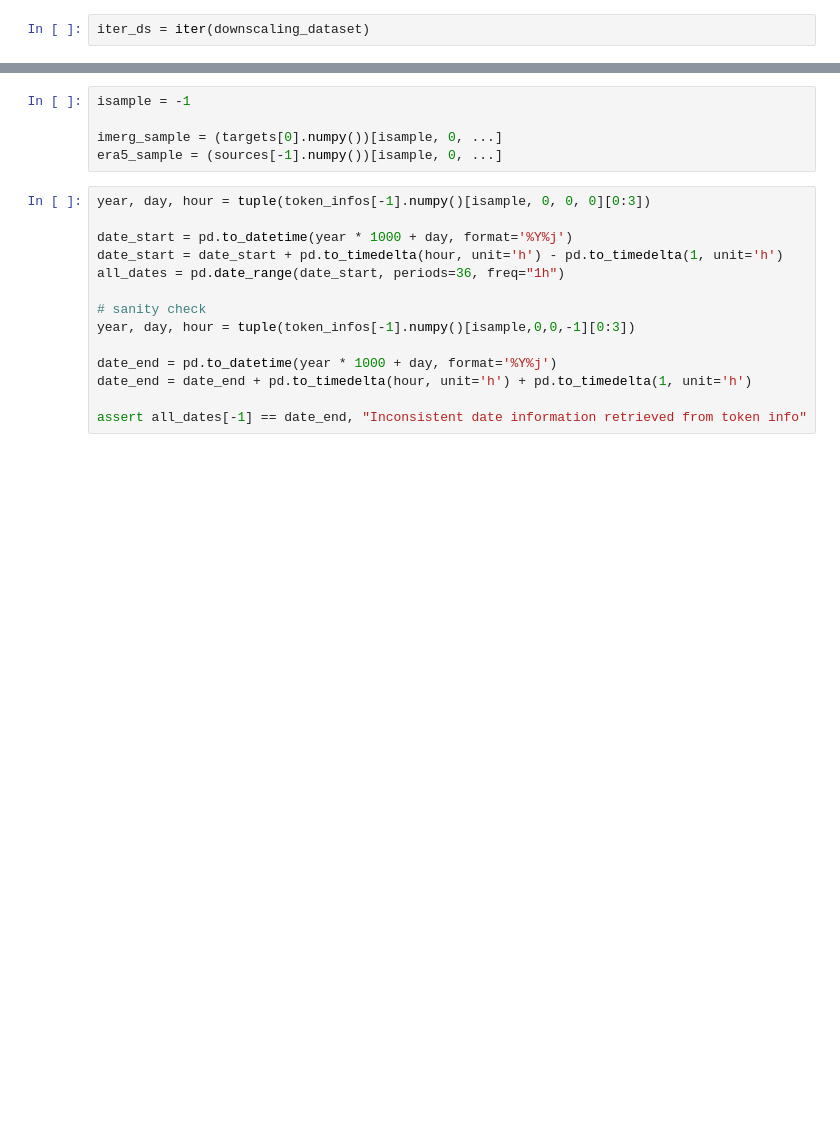
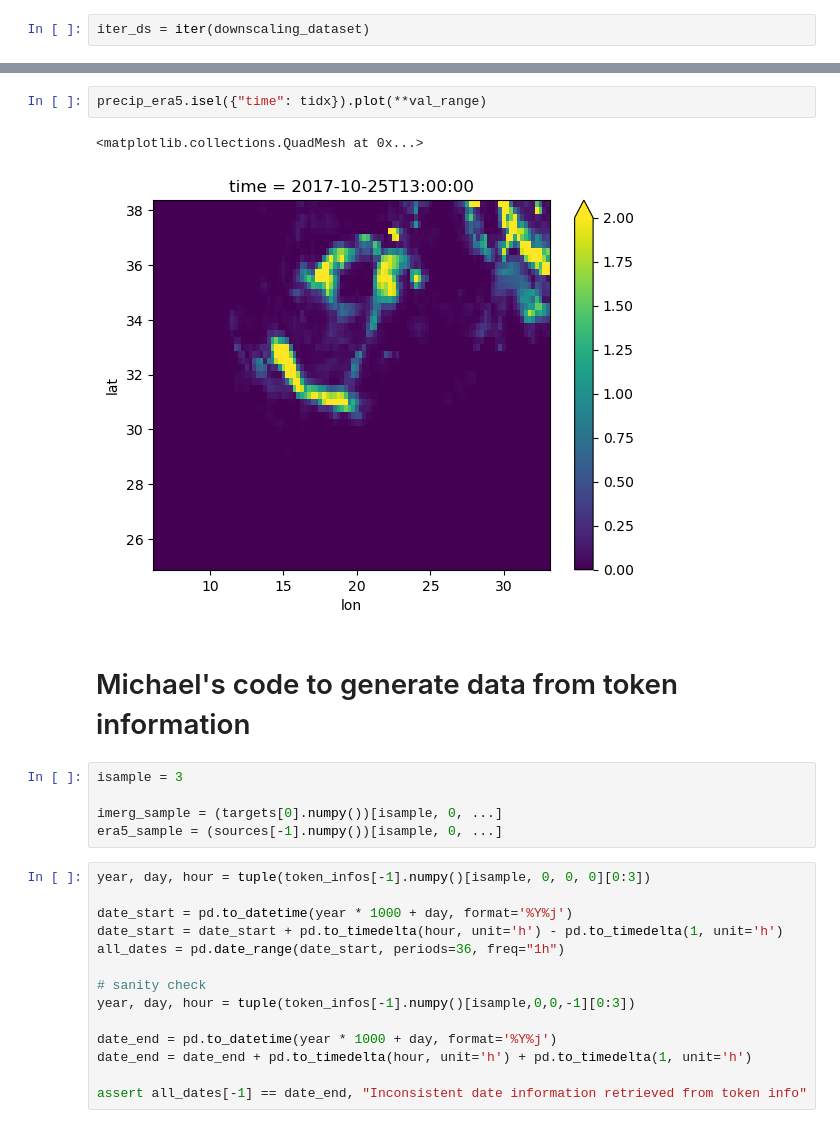
Before and after one commit to clessig/atmorep, a Jupyter notebook: atmorep/applications/datasets/test_dataloader_downscaling.ipynb, the cells around one changed output, grey strips where cells are left out. Saved outputs shown, nothing was run; the diff lists cells and outputs as text; blank space fills up the shorter version.

```diff
--- a/atmorep/applications/datasets/test_dataloader_downscaling.ipynb
+++ b/atmorep/applications/datasets/test_dataloader_downscaling.ipynb
@@ -469,5 +613,12 @@ downscaling_dataset.batch_size
+# %%
+precip_era5.isel({"time": tidx}).plot(**val_range)
+# %% [output]
+<matplotlib.collections.QuadMesh at 0x...>
+[figure, added]
+# %% [markdown]
+# Michael's code to generate data from token information
 # %%
-isample = -1
+isample = 3
 
 imerg_sample = (targets[0].numpy())[isample, 0, ...]
 era5_sample = (sources[-1].numpy())[isample, 0, ...]
```
Also changed, not shown: parts of 31 cells of this notebook.
